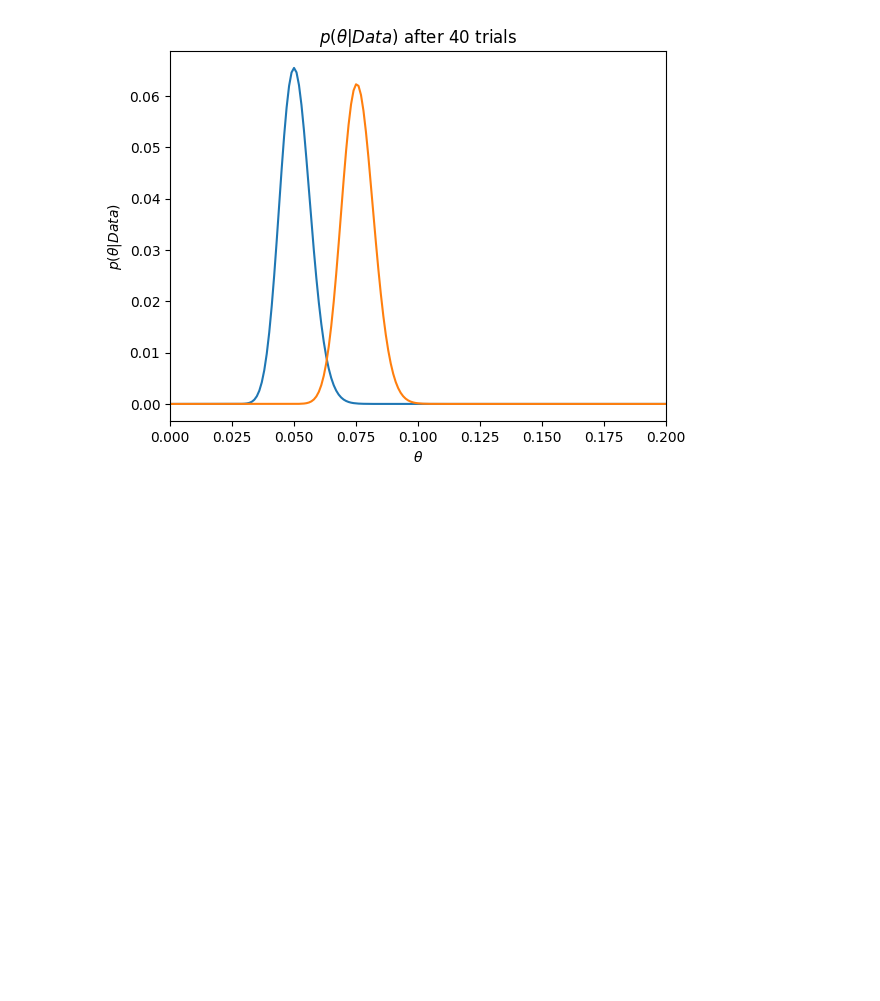
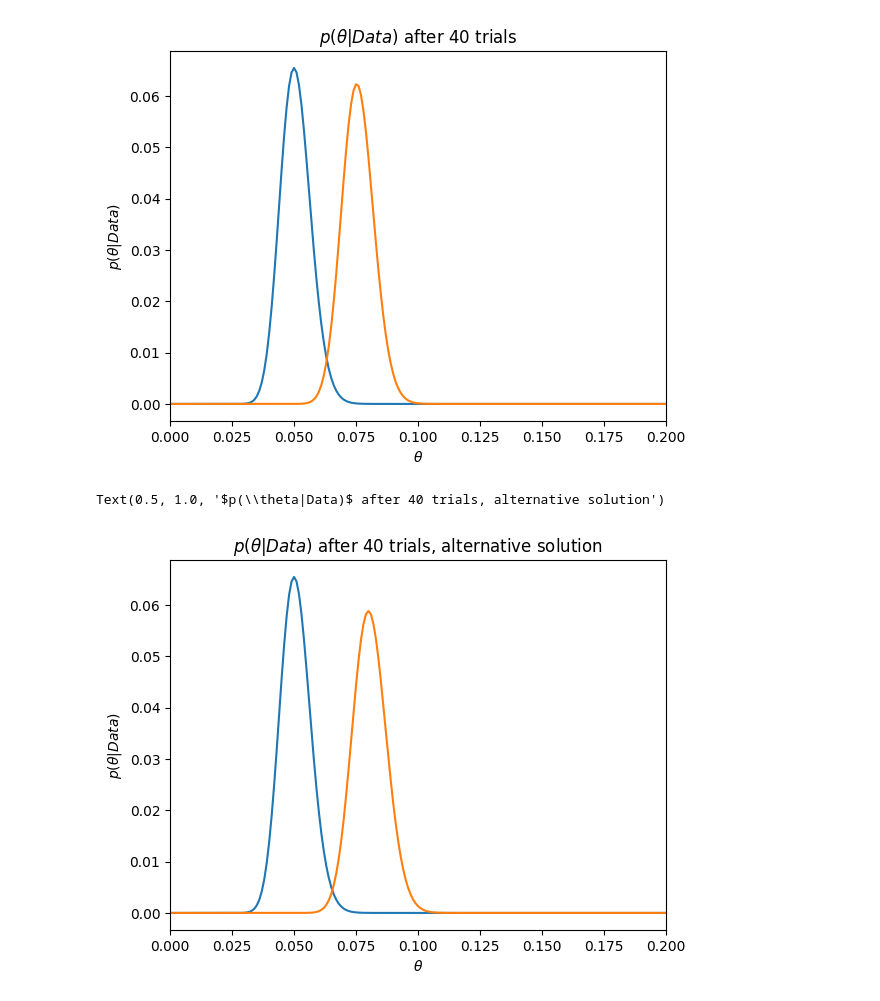
Before and after one commit to morinota/TIL, a Jupyter notebook: machine_learning/bandit_algorithms/ウェブ最適化で始める機械学習/chaper_1.ipynb, the cells around one changed output. Cells and saved outputs as stored; diff of their text form; code cells hidden in the pictures; blank space fills up the shorter version.

```diff
--- a/machine_learning/bandit_algorithms/ウェブ最適化で始める機械学習/chaper_1.ipynb
+++ b/machine_learning/bandit_algorithms/ウェブ最適化で始める機械学習/chaper_1.ipynb
@@ -83,3 +84,34 @@ plt.title(r"$p(\theta|Data)$ after 40 trials")
 # %% [output]
 Text(0.5, 1.0, '$p(\\theta|Data)$ after 40 trials')
 [figure]
+# %%
+# 別解: 試行回数分だけ事後分布を計算するのではなく、試行回数によらず1回の計算で事後分布を求めるver.
+
+# 二項分布に基づく尤度関数 (ここで尤度関数は確率分布である必要はないので、nCaという係数は省略してる)
+likelihood_func = lambda a, N: thetas**a * (1 - thetas) ** (N - a)
+# ちなみに、nCaを省略しない場合は以下。どのみち最終的には正規化してスケールを合わせるので、同じ
+# likelihood_func = lambda a, N: math.comb(N, a) * thetas**a * (1 - thetas) ** (N - a)
+
+
+def calc_posterior(a: int, N: int, prior: np.ndarray) -> np.ndarray:
+    lp = likelihood_func(a, N) * prior  # 尤度関数と事前分布の積
+    return lp / lp.sum()  # 総和を1.0にして確率分布の定義を満たすために、正規化
+
+
+# 信念(brief)の初期値として、一様分布を仮定
+p_theta_A = np.array([1.0 / len(thetas) for _ in thetas])
+p_theta_B = np.array([1.0 / len(thetas) for _ in thetas])
+
+# 観測データに基づく事後分布を計算して、信念を更新
+p_theta_A = calc_posterior(64, 1280, p_theta_A)
+p_theta_B = calc_posterior(128, 1600, p_theta_B)
+
+plt.plot(thetas, p_theta_A)
+plt.plot(thetas, p_theta_B)
+plt.xlabel(r"$\theta$")
+plt.ylabel(r"$p(\theta|Data)$")
+plt.xlim(0.0, 0.2)
+plt.title(r"$p(\theta|Data)$ after 40 trials, alternative solution")
+# %% [output]
+Text(0.5, 1.0, '$p(\\theta|Data)$ after 40 trials, alternative solution')
+[figure, added]
```
Also changed, not shown: parts of 1 cell of this notebook.
